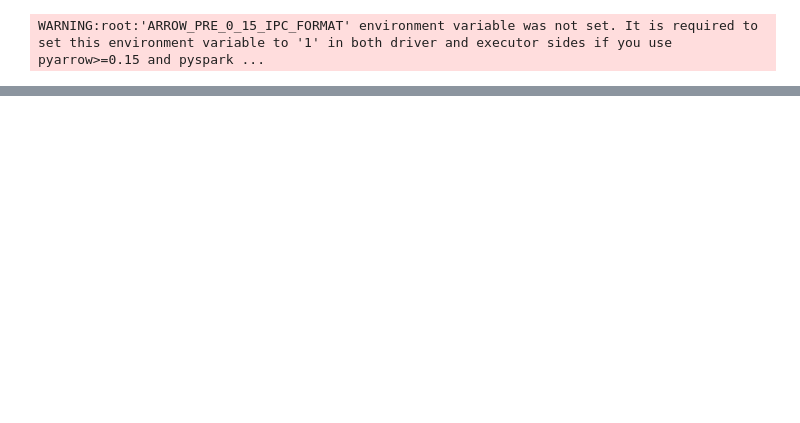
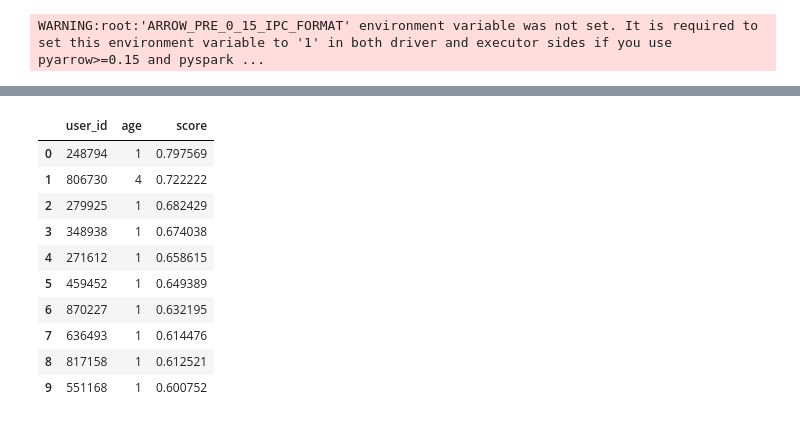
Before and after one commit to zuoxiaolei/TencetAD2020, a Jupyter notebook: ad_eda.ipynb, the cells around one changed output, grey strips where cells are left out. Cells and saved outputs as stored; diff of their text form; code cells hidden in the pictures; blank space fills up the shorter version.

```diff
--- a/ad_eda.ipynb
+++ b/ad_eda.ipynb
@@ -70,0 +43,13 @@ print(encode_result.nunique())
+# %%
+# 计算广告年龄分布
+sql = '''
+SELECT creative_id,
+       age,
+       click_times,
+       click_times / sum(click_times)
+                         OVER (PARTITION BY creative_id  ORDER BY click_times DESC ROWS BETWEEN UNBOUNDED PRECEDING AND UNBOUNDED FOLLOWING) age_dist
+FROM {age_data}
+'''
+age_dist_data = ks.sql(sql, age_data=age_data)
+age_dist_data.head(10)
+age_dist_data.cache()
@@ -70,0 +63,45 @@ print(encode_result.nunique())
+# %%
+sql ='''
+SELECT c.user_id,
+       c.age,
+       c.score
+FROM (
+         SELECT b.user_id,
+                b.age,
+                b.score,
+                row_number() OVER (PARTITION BY user_id ORDER BY b.score DESC) rn
+         FROM (
+                  SELECT a.user_id,
+                         a.age,
+                         sum(a.click_rate * a.age_dist) score
+                  FROM (
+                           SELECT a.user_id,
+                                  b.age,
+                                  b.age_dist,
+                                  b.click_times / sum(b.click_times)
+                                                      OVER (PARTITION BY user_id ROWS BETWEEN UNBOUNDED PRECEDING AND UNBOUNDED FOLLOWING) click_rate
+                           FROM {train_click_log} a
+                                    LEFT JOIN {age_dist_data} b
+                                              ON a.creative_id = b.creative_id
+                       ) a
+                  GROUP BY a.user_id,
+                           a.age
+              ) b
+     ) c
+WHERE c.rn = 1
+ORDER BY c.score DESC
+'''
+age_dist_result = ks.sql(sql, train_click_log=train_click_log, age_data_dist=age_dist_data)
+age_dist_result.head(10)
+# %% [output]
+|  | user_id | age | score |
+| 0 | 248794 | 1 | 0.797569 |
+| 1 | 806730 | 4 | 0.722222 |
+| 2 | 279925 | 1 | 0.682429 |
+| 3 | 348938 | 1 | 0.674038 |
+| 4 | 271612 | 1 | 0.658615 |
+| 5 | 459452 | 1 | 0.649389 |
+| 6 | 870227 | 1 | 0.632195 |
+| 7 | 636493 | 1 | 0.614476 |
+| 8 | 817158 | 1 | 0.612521 |
+| 9 | 551168 | 1 | 0.600752 |
```
Also changed, not shown: parts of 31 cells of this notebook, 8 other files.
